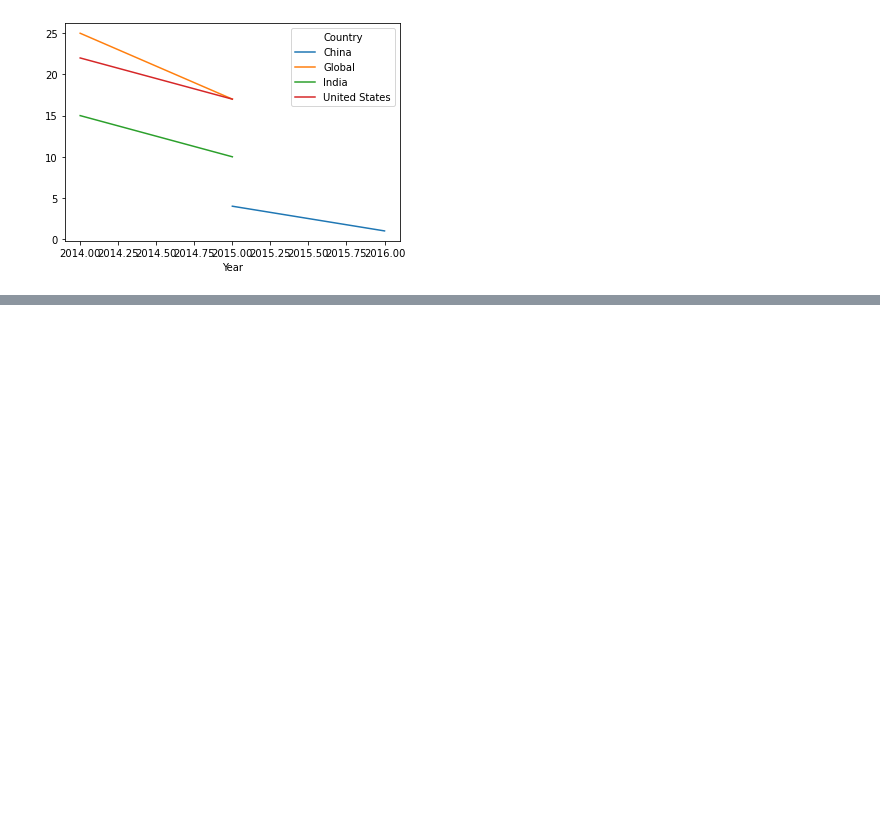
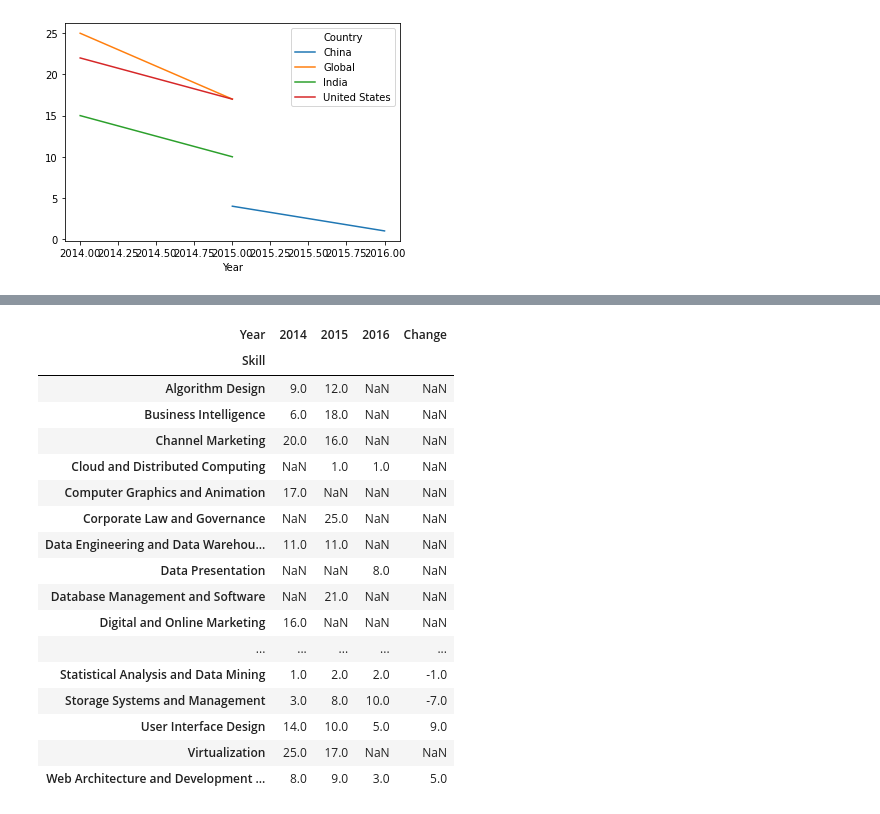
Before and after one commit to radroid/data-visualization-projects, a Jupyter notebook: 3 - Top Skills LinkedIn/1 - Exploratory Data Analysis.ipynb, the cells around one changed output, grey strips where cells are left out. Cells and saved outputs as stored; diff of their text form; code cells hidden in the pictures; blank space fills up the shorter version.

Commit message:
Update 1 - Exploratory Data Analysis.ipynb
- Complete Rough EDA
- Define a storyline

```diff
--- a/3 - Top Skills LinkedIn/1 - Exploratory Data Analysis.ipynb
+++ b/3 - Top Skills LinkedIn/1 - Exploratory Data Analysis.ipynb
@@ -327,0 +529,2 @@ v_df2.plot()
+# %%
+data_df = df[df['Country'] == "Global"].pivot(index='Skill', columns='Year', values='Rank')
@@ -327,0 +552,22 @@ v_df2.plot()
+# %%
+data_df['Change'] = data_df[2014] - data_df[2016]
+data_df
+# %% [output]
+| Year | 2014 | 2015 | 2016 | Change |
+| Skill |  |  |  |  |
+| Algorithm Design | 9.0 | 12.0 | NaN | NaN |
+| Business Intelligence | 6.0 | 18.0 | NaN | NaN |
+| Channel Marketing | 20.0 | 16.0 | NaN | NaN |
+| Cloud and Distributed Computing | NaN | 1.0 | 1.0 | NaN |
+| Computer Graphics and Animation | 17.0 | NaN | NaN | NaN |
+| Corporate Law and Governance | NaN | 25.0 | NaN | NaN |
+| Data Engineering and Data Warehou... | 11.0 | 11.0 | NaN | NaN |
+| Data Presentation | NaN | NaN | 8.0 | NaN |
+| Database Management and Software | NaN | 21.0 | NaN | NaN |
+| Digital and Online Marketing | 16.0 | NaN | NaN | NaN |
+| ... | ... | ... | ... | ... |
+| Statistical Analysis and Data Mining | 1.0 | 2.0 | 2.0 | -1.0 |
+| Storage Systems and Management | 3.0 | 8.0 | 10.0 | -7.0 |
+| User Interface Design | 14.0 | 10.0 | 5.0 | 9.0 |
+| Virtualization | 25.0 | 17.0 | NaN | NaN |
+| Web Architecture and Development ... | 8.0 | 9.0 | 3.0 | 5.0 |
```
Also changed, not shown: parts of 28 cells of this notebook.
